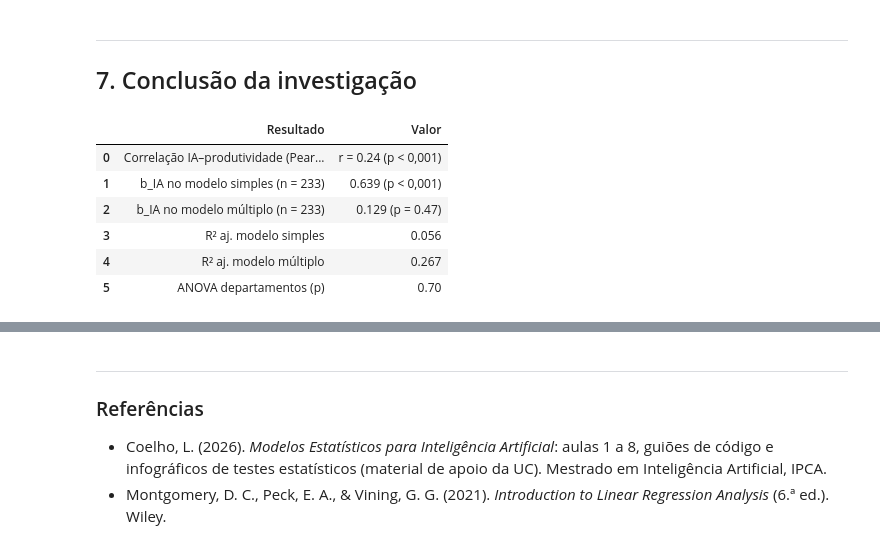
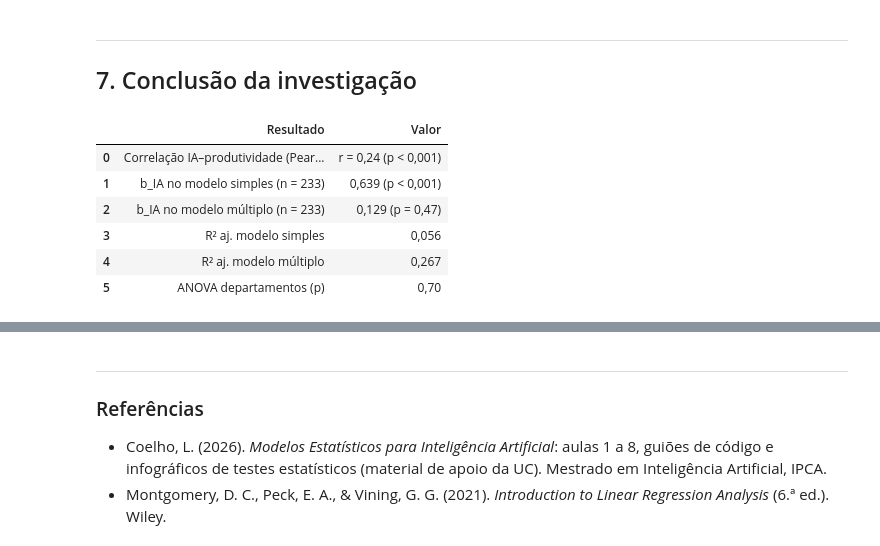
Before and after one commit to gcoutinho-ipca/tp1-mepa-ia-produtividade, a Jupyter notebook: TP1_MEPA_IA_Produtividade.ipynb, the cells around one changed output, grey strips where cells are left out. Saved outputs shown, nothing was run; the diff lists cells and outputs as text; code cells hidden in the pictures.

```diff
--- a/TP1_MEPA_IA_Produtividade.ipynb
+++ b/TP1_MEPA_IA_Produtividade.ipynb
@@ -814,7 +814,9 @@ ax[0].set(title="Uso de IA vs produtividade", xlabel="uso de IA (horas/semana)",
 ax[0].legend(frameon=False, fontsize=8, loc="lower right")
 
 # divide os colaboradores em 4 grupos com o mesmo número de pessoas, por nível de uso de IA
-d3["quartil_IA"] = pd.qcut(d3.uso_ia_horas, 4, labels=["Q1 (≤3,8 h)", "Q2", "Q3", "Q4 (>10,8 h)"])
+_, cortes = pd.qcut(d3.uso_ia_horas, 4, retbins=True)          # limites reais dos quartis
+d3["quartil_IA"] = pd.qcut(d3.uso_ia_horas, 4, labels=[f"Q1 (≤{fpt(cortes[1])} h)", "Q2", "Q3",
+                                                        f"Q4 (>{fpt(cortes[3])} h)"])
 sns.boxplot(data=d3, x="quartil_IA", y="produtividade", ax=ax[1], color="#cde2fb", linecolor=AZUL,
             flierprops=dict(markerfacecolor=LARANJA, markeredgecolor="white", markersize=8))
 # outliers de cada grupo (a regra do box-plot aplica-se dentro de cada quartil)
@@ -1698,26 +1700,26 @@ O modelo 1 continua útil para descrever a relação «em bruto», mas não para
 # %%
 # ────────────────────────────────────────────────────────────────────────────────────────
 # BLOCO 7 · Síntese dos resultados principais
 # O quê: reúne numa tabela os números que sustentam as conclusões do capítulo 7.
 # ────────────────────────────────────────────────────────────────────────────────────────
 sintese = pd.DataFrame({
     "Resultado": ["Correlação IA–produtividade (Pearson, n = 236)", "b_IA no modelo simples (n = 233)",
                   "b_IA no modelo múltiplo (n = 233)", "R² aj. modelo simples", "R² aj. modelo múltiplo",
                   "ANOVA departamentos (p)"],
-    "Valor": [f"r = {r_p.statistic:.2f} (p < 0,001)",
-              f"{m1_233.params['uso_ia_horas']:.3f} (p < 0,001)",
-              f"{m2.params['uso_ia_horas']:.3f} (p = {m2.pvalues['uso_ia_horas']:.2f})",
-              f"{m1_233.rsquared_adj:.3f}", f"{m2.rsquared_adj:.3f}", f"{anova.pvalue:.2f}"],
+    "Valor": [f"r = {fpt(r_p.statistic, 2)} (p < 0,001)",
+              f"{fpt(m1_233.params['uso_ia_horas'], 3)} (p < 0,001)",
+              f"{fpt(m2.params['uso_ia_horas'], 3)} (p = {fpt(m2.pvalues['uso_ia_horas'], 2)})",
+              fpt(m1_233.rsquared_adj, 3), fpt(m2.rsquared_adj, 3), fpt(anova.pvalue, 2)],
 })
 display(sintese)
 # %% [output]
 |  | Resultado | Valor |
-| 0 | Correlação IA–produtividade (Pear... | r = 0.24 (p < 0,001) |
-| 1 | b_IA no modelo simples (n = 233) | 0.639 (p < 0,001) |
-| 2 | b_IA no modelo múltiplo (n = 233) | 0.129 (p = 0.47) |
-| 3 | R² aj. modelo simples | 0.056 |
-| 4 | R² aj. modelo múltiplo | 0.267 |
-| 5 | ANOVA departamentos (p) | 0.70 |
+| 0 | Correlação IA–produtividade (Pear... | r = 0,24 (p < 0,001) |
+| 1 | b_IA no modelo simples (n = 233) | 0,639 (p < 0,001) |
+| 2 | b_IA no modelo múltiplo (n = 233) | 0,129 (p = 0,47) |
+| 3 | R² aj. modelo simples | 0,056 |
+| 4 | R² aj. modelo múltiplo | 0,267 |
+| 5 | ANOVA departamentos (p) | 0,70 |
 # %% [markdown]
 ### 7.1. Quem usa mais IA é mais produtivo?
 Em média, sim, mas pouco. A associação é positiva, fraca e estatisticamente significativa (r = 0,24; ρ = 0,27; p < 0,001): no quarto de colaboradores que mais usa IA a produtividade mediana é 84,9, contra 73,0 no quarto que menos usa. Mas o uso de IA só explica cerca de 6% da variação e há muitos contraexemplos (o C134, com 25 h, tem 71,6; o C014, com 4,9 h, tem 98). A ideia da direção é verdadeira como tendência média, mas errada como regra para cada pessoa.
```
Also changed, not shown: parts of 14 cells of this notebook.
